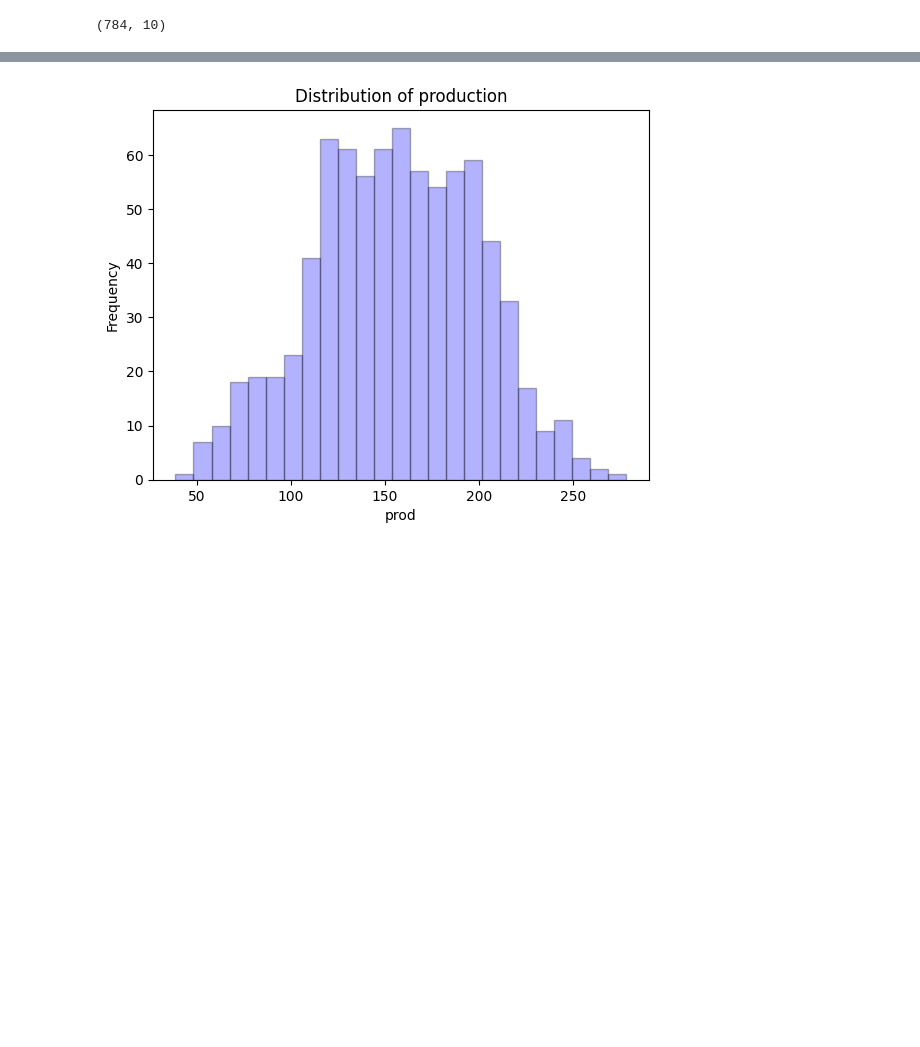
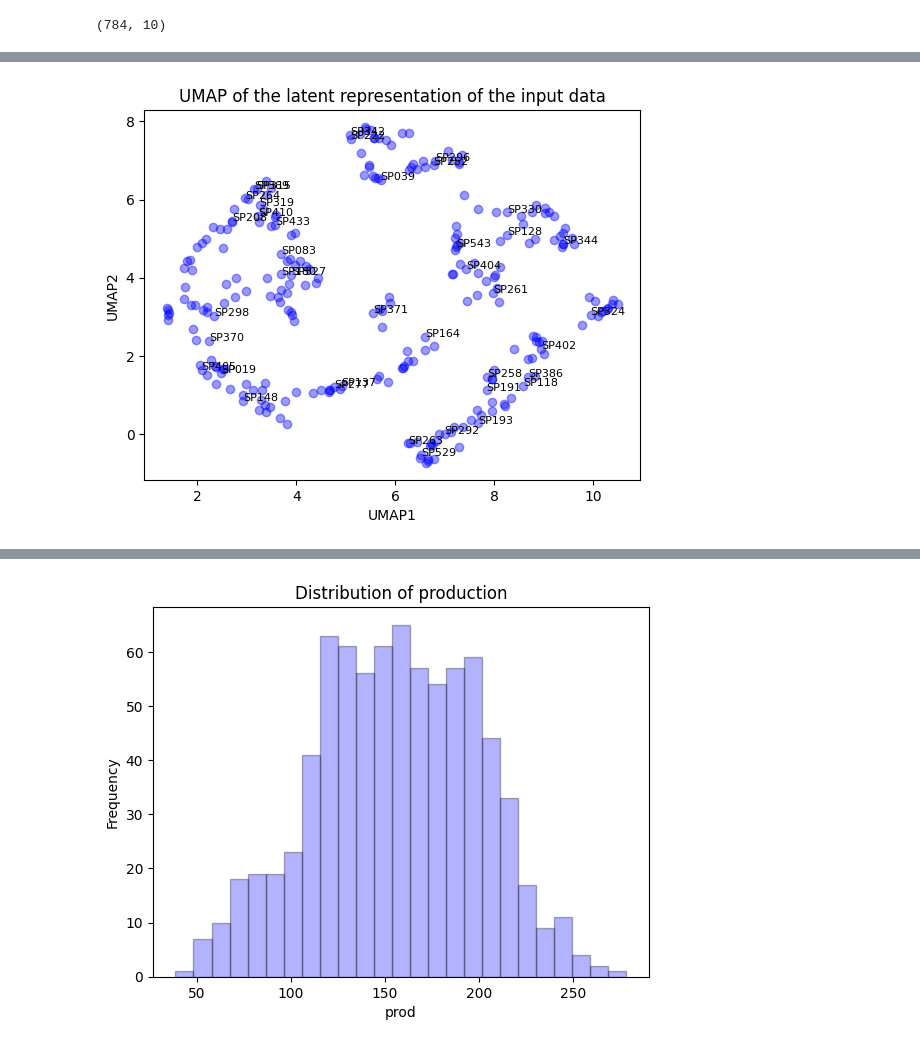
Before and after one commit to costasmexis/straindesignXAI, a Jupyter notebook: notebooks/Tryptophan_manual.ipynb, the cells around one changed output, grey strips where cells are left out. Drawn from its saved outputs; the diff is of its cells as text; code cells hidden in the pictures; blank space fills up the shorter version.

```diff
--- a/notebooks/Tryptophan_manual.ipynb
+++ b/notebooks/Tryptophan_manual.ipynb
@@ -82,0 +228,3 @@ df.groupby('Name').mean()
+# %%
+# Get the latent representation of the input data
+X_train_encoded = encoder.predict(X_train)
@@ -82,0 +233,23 @@ df.groupby('Name').mean()
+# %%
+X_train_encoded = pd.DataFrame(X_train_encoded, index=X_train.index, columns=[f"z_{i}" for i in range(latent_dim)])
+X_train_encoded['prod'] = y_train
+# %%
+# Perform UMAP in latent space
+import umap
+
+umap_model = umap.UMAP(n_components=2)
+X_train_umap = umap_model.fit_transform(X_train_encoded.drop(columns='prod'))
+X_train_umap = pd.DataFrame(X_train_umap, index=X_train.index, columns=['UMAP1', 'UMAP2'])
+X_train_umap['prod'] = y_train
+# Plot 2D plot of the latent representation
+plt.scatter(X_train_umap['UMAP1'], X_train_umap['UMAP2'], color='blue', alpha=0.4)
+# Print lables if prod is greater than 0.2
+for i, txt in enumerate(X_train_umap.index):
+    if X_train_umap['prod'][i] > 200:
+        plt.text(X_train_umap['UMAP1'][i], X_train_umap['UMAP2'][i], txt, fontsize=8)
+plt.xlabel('UMAP1')
+plt.ylabel('UMAP2')
+plt.title('UMAP of the latent representation of the input data')
+plt.show()
+# %% [output]
+[figure, added]
```
Also changed, not shown: parts of 14 cells of this notebook, 5 other files.
